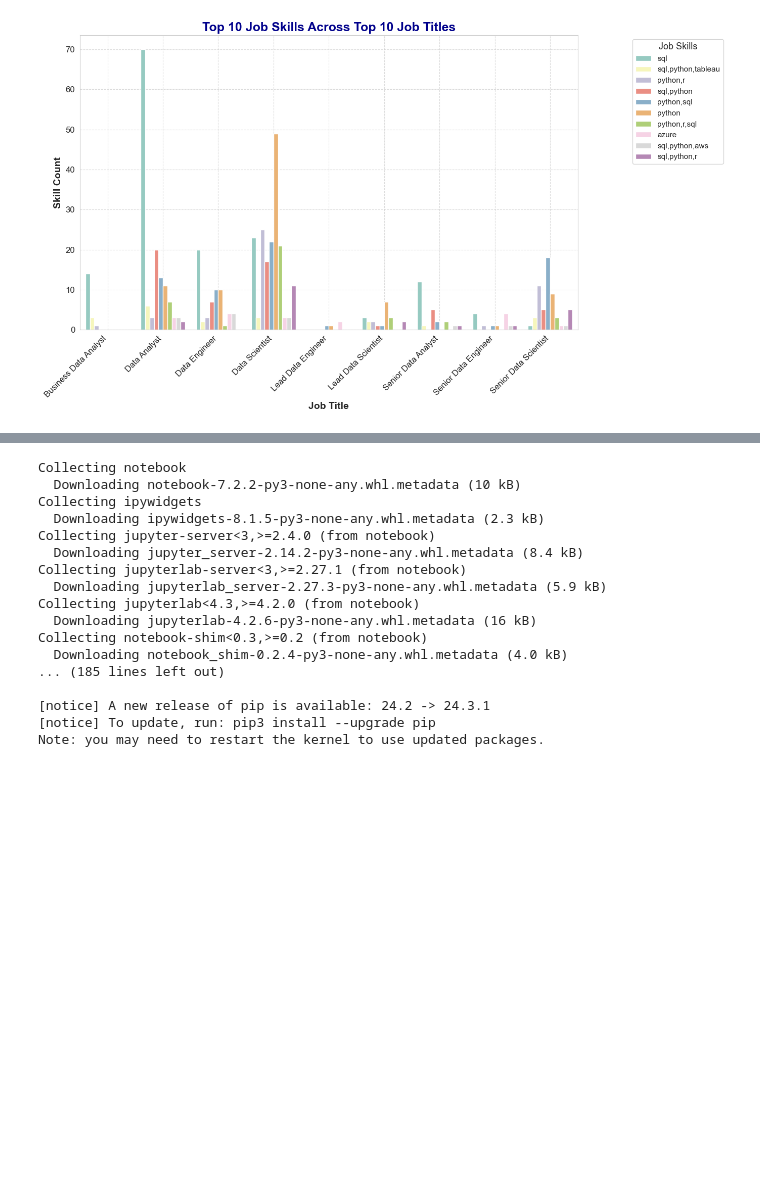
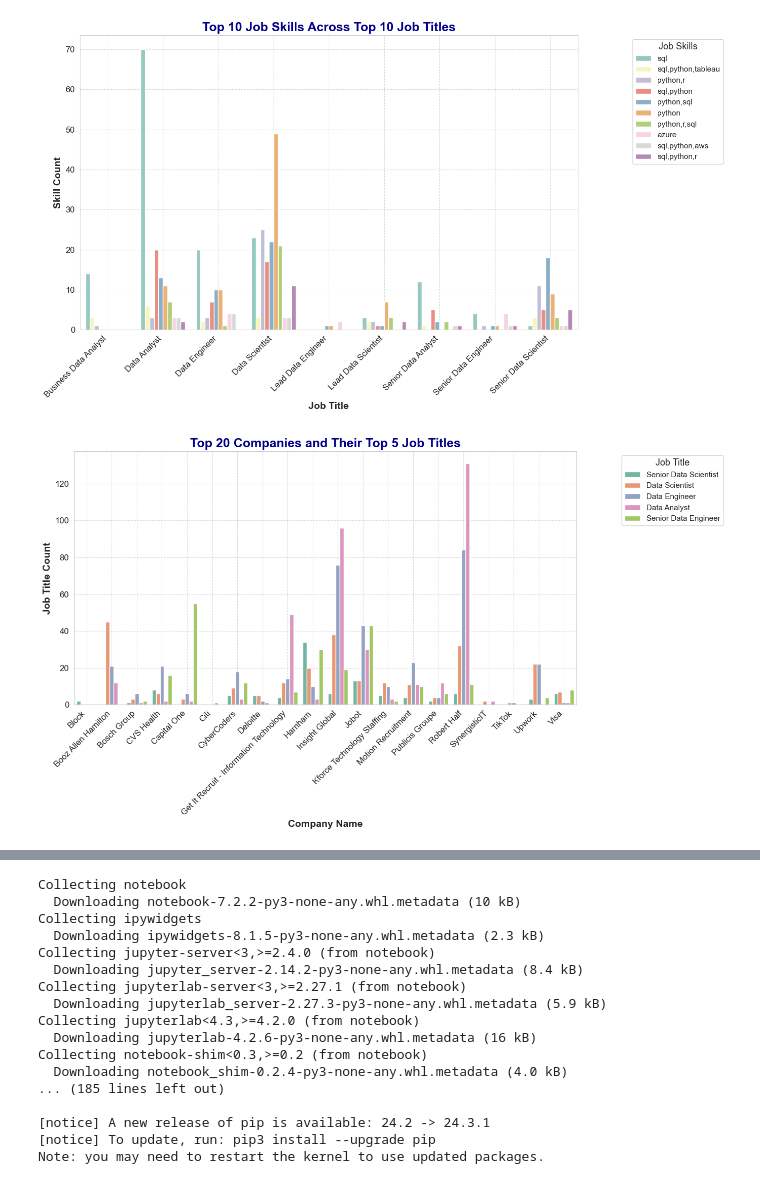
Before and after one commit to Malinda1/data-job-analysis, a Jupyter notebook: data_job_analysis.ipynb, the cells around one changed output, grey strips where cells are left out. Drawn from its saved outputs; the diff is of its cells as text; code cells hidden in the pictures; blank space fills up the shorter version.

Commit message:
create a Bar chart for display Top 20 companies and their top 5 job title.

```diff
--- a/data_job_analysis.ipynb
+++ b/data_job_analysis.ipynb
@@ -780,6 +780,51 @@ plt.tight_layout()
 plt.show()
 # %% [output]
 [figure]
+# %%
+import pandas as pd
+import matplotlib.pyplot as plt
+import seaborn as sns
+
+# Count occurrences of each job title grouped by company name
+company_title_counts = data_cleaned_copy2.groupby('company_name')['job_title'].value_counts().reset_index(name='count')
+
+# Filter for the top 5 companies with the most job postings
+top_companies = company_title_counts['company_name'].value_counts().head(20).index
+filtered_data = company_title_counts[company_title_counts['company_name'].isin(top_companies)]
+
+# Filter for the top 5 job titles overall
+top_titles = filtered_data['job_title'].value_counts().head(5).index
+filtered_data = filtered_data[filtered_data['job_title'].isin(top_titles)]
+
+# Plot the grouped bar chart
+plt.figure(figsize=(14, 8))
+sns.barplot(
+    data=filtered_data,
+    x='company_name',
+    y='count',
+    hue='job_title',  # Use job_title as the hue
+    palette='Set2'
+)
+
+# Customize the plot
+plt.title('Top 20 Companies and Their Top 5 Job Titles', fontsize=18, fontweight='bold', color='darkblue')
+plt.xlabel('Company Name', fontsize=14, fontweight='bold')
+plt.ylabel('Job Title Count', fontsize=14, fontweight='bold')
+plt.xticks(rotation=45, ha='right', fontsize=12)
+plt.yticks(fontsize=12)
+plt.legend(title='Job Title', title_fontsize=13, fontsize=11, loc='upper right', bbox_to_anchor=(1.3, 1))
+sns.set_style('whitegrid')
+
+# Add gridlines for better readability
+plt.grid(visible=True, linestyle='--', alpha=0.7)
+
+# Adjust layout for clarity
+plt.tight_layout()
+
+# Show the chart
+plt.show()
+# %% [output]
+[figure, added]
 # %%
 import pandas as pd
 import plotly.express as px
```
